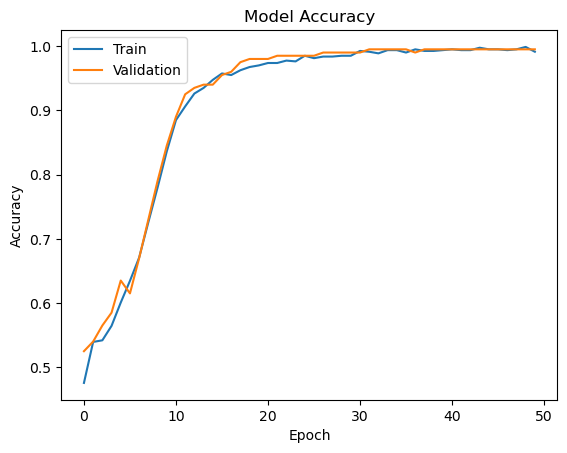
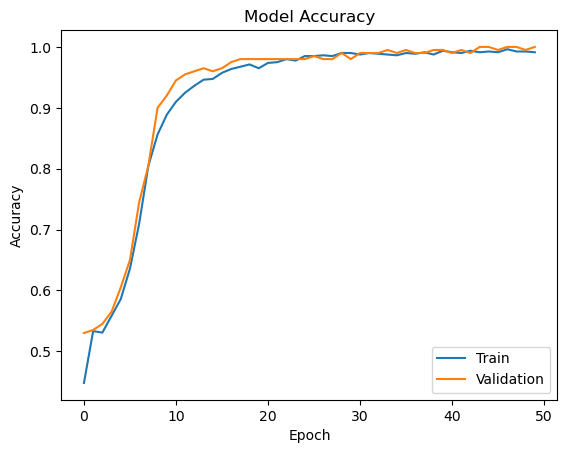
Code edit (unified diff) that turned the first committed figure into the second:
--- before
+++ after
@@ -6,4 +6,4 @@
 plt.xlabel('Epoch')
 plt.legend(['Train', 'Validation'])
-
+plt.savefig("accuracy_curve.png", bbox_inches="tight")
 plt.show()

Commit: Add README and project visualizations